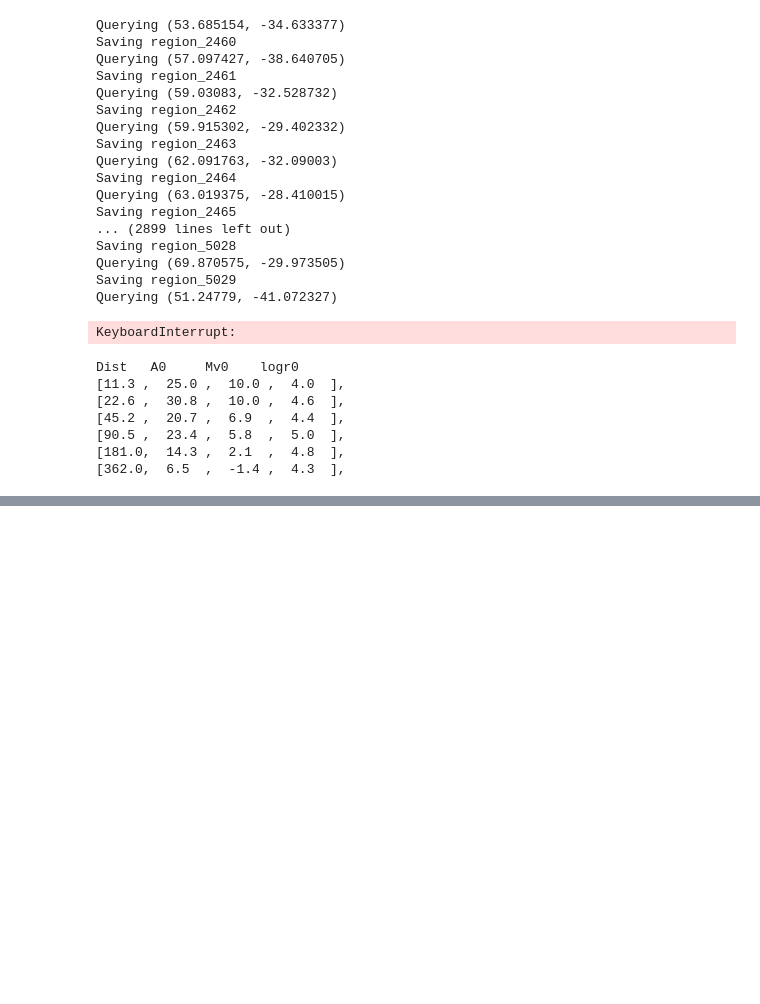
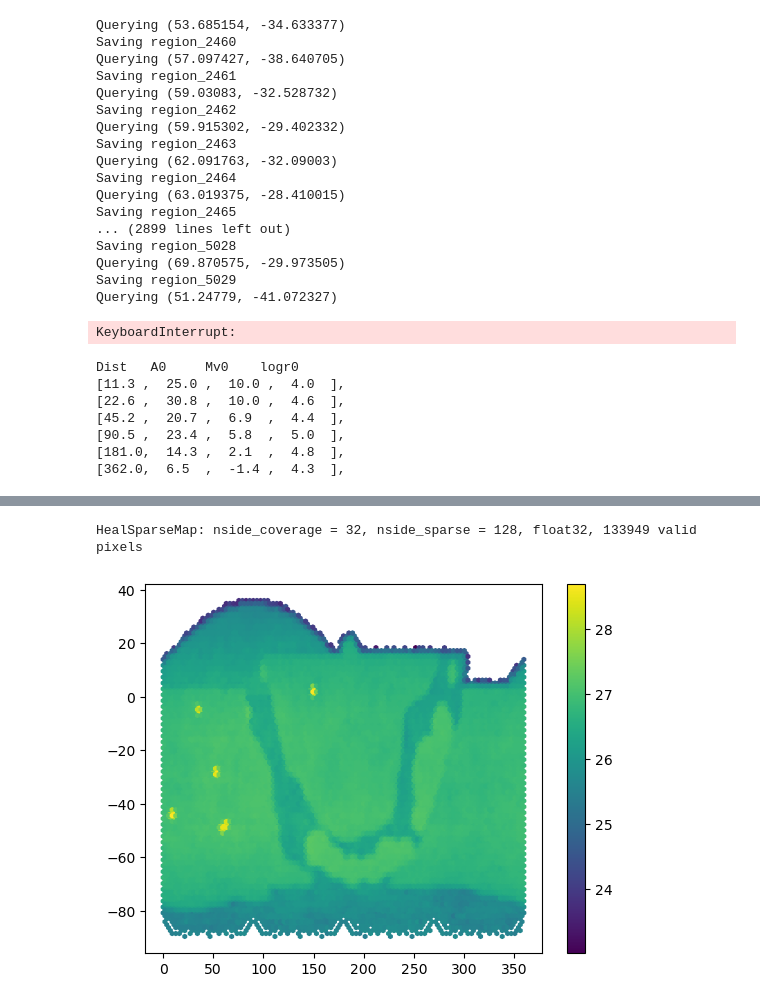
Before and after one commit to sidneymau/simple_adl, a Jupyter notebook: notebooks/satellite_sensitivity.ipynb, the cells around one changed output, grey strips where cells are left out. Drawn from its saved outputs; the diff is of its cells as text; code cells hidden in the pictures; blank space fills up the shorter version.

```diff
--- a/notebooks/satellite_sensitivity.ipynb
+++ b/notebooks/satellite_sensitivity.ipynb
@@ -1463,0 +1527,15 @@ Dist   A0     Mv0    logr0
+# %%
+map = healsparse.HealSparseMap.read('3-3_10_year_depth_g_nside_128.hs')
+hp_map = map.generate_healpix_map(nside=128)
+# %%
+ssf.mask
+# %% [output]
+HealSparseMap: nside_coverage = 32, nside_sparse = 128, float32, 133949 valid pixels
+# %%
+# Visualization of the map
+vpix, ra, dec = map.valid_pixels_pos(return_pixels=True)
+plt.hexbin(ra, dec, C=map[vpix])
+plt.colorbar()
+plt.show()
+# %% [output]
+[figure, added]
```
Also changed, not shown: parts of 13 cells of this notebook, 1 other file.
